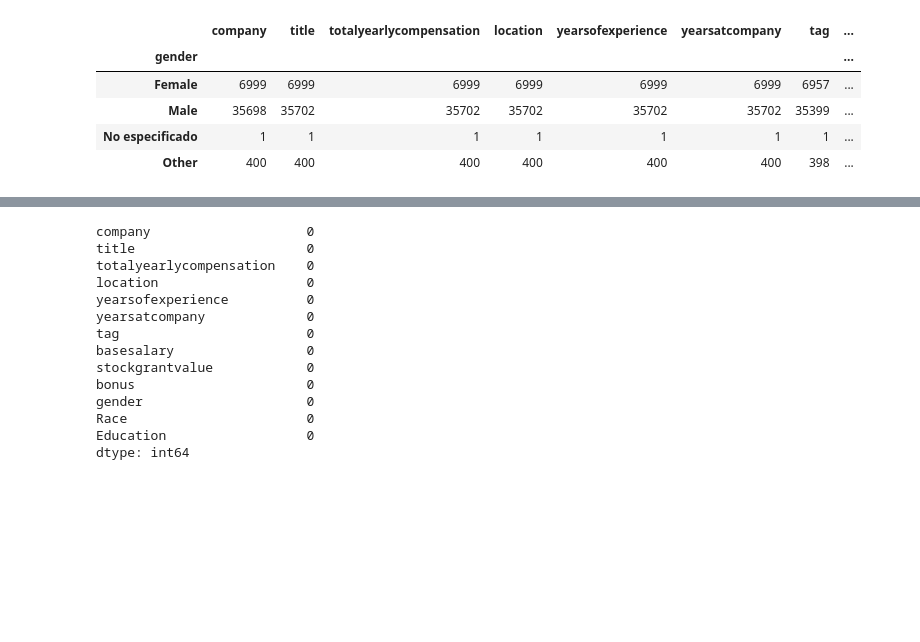
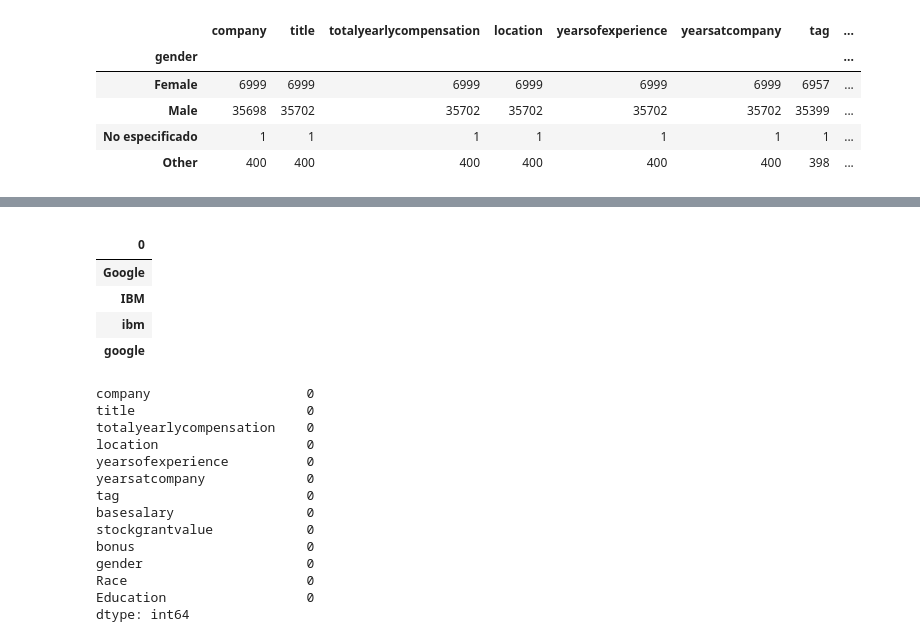
Before and after one commit to joevilla96/-DataProyect, a Jupyter notebook: src/EDA.ipynb, the cells around one changed output, grey strips where cells are left out. Drawn from its saved outputs; the diff is of its cells as text; code cells hidden in the pictures; blank space fills up the shorter version.

```diff
--- a/src/EDA.ipynb
+++ b/src/EDA.ipynb
@@ -88,3 +108,12 @@ df = df.replace(to_replace='Company: MSFT', value='Microsoft')
+# %%
+nom_company.loc[['Google','IBM','ibm','google']]
+# %% [output]
+|  |
+| 0 |
+| Google |
+| IBM |
+| ibm |
+| google |
 # %%
 #Como obersvamos que los valores nulos se encuentran dentro de las columnas de tipo texto, les hacemos un filtro básico
 df_filtrado = df.fillna({'company':'No especificado','tag':'No especificado','gender':'No especificado','Race':'No especificado','Education':'No especificado',})
```
Also changed, not shown: parts of 1 cell of this notebook.
